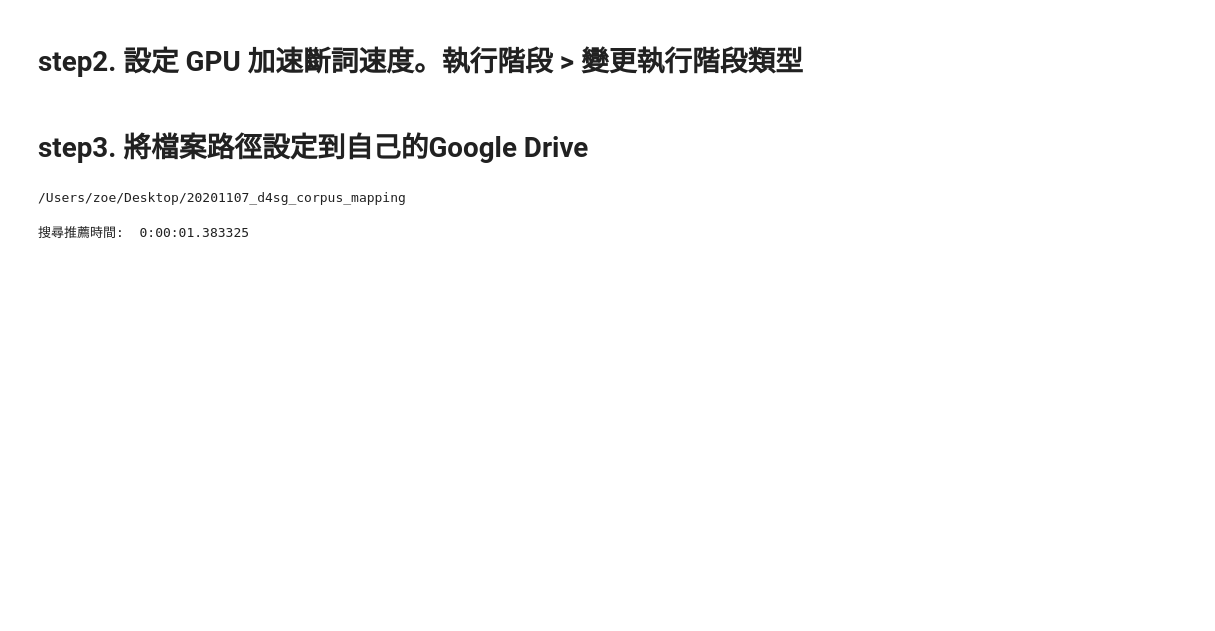
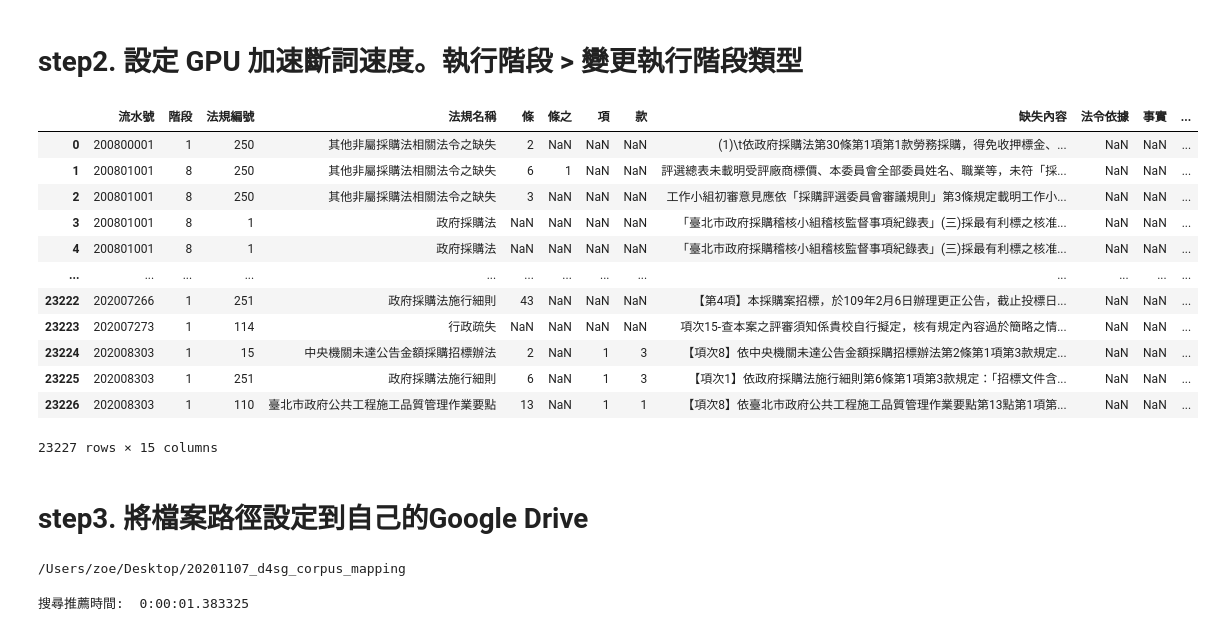
Before and after one commit to SiegfriedZhen/20201107_d4sg_corpus_mapping, a Jupyter notebook: TaipeiPWD_intg.ipynb, the cells around one changed output. Cells and saved outputs as stored; diff of their text form; code cells hidden in the pictures; blank space fills up the shorter version.

Commit message:
update dictionary and add split rule dict

```diff
--- a/TaipeiPWD_intg.ipynb
+++ b/TaipeiPWD_intg.ipynb
@@ -46,3 +41,20 @@ with open(root_path / 'dictionary/oth_word.txt', 'w', encoding='big5') as f:
      f.writelines([ x[0] for x in Counter(s).most_common()])
 # %% [markdown]
 # step2. 設定 GPU 加速斷詞速度。執行階段 > 變更執行階段類型
+# %%
+# word cut package data path and exec path
+root_path = Path('/Users/zoe/Documents/GitHub/20201107_d4sg_corpus_mapping')
+ckip_path = root_path / 'data/ckip_model/data'
+parsed_column = '缺失內容'
+# dictionary
+dict_path = root_path / 'dictionary'
+legal_name_file = dict_path / 'name_of_legal.txt'
+word_file = dict_path / 'oth_words.txt'
+punc_file = dict_path / 'punctuation.pkl'
+split_rule_kw_file = dict_path / 'split_rule_words.txt'
+# output file name
+output_path = root_path / 'output'
+step1_file = output_path / 'data_etl_step1.csv'
+step2_file = output_path / 'data_etl_step2_noPunc.csv'
+step3_file = output_path / 'data_etl_step3_noPuncDict.csv'
+w2v_model_file = output_path / 'w2v_var.pkl'
@@ -49 +63,17 @@ with open(root_path / 'dictionary/oth_word.txt', 'w', encoding='big5') as f:
+# %%
+split_rule(raw_df, legal_name_file, split_rule_kw_file)
+# %% [output]
+|  | 流水號 | 階段 | 法規編號 | 法規名稱 | 條 | 條之 | 項 | 款 | 缺失內容 | 法令依據 | 事實 | ... |
+| 0 | 200800001 | 1 | 250 | 其他非屬採購法相關法令之缺失 | 2 | NaN | NaN | NaN | (1)\t依政府採購法第30條第1項第1款勞務採購，得免收押標金、... | NaN | NaN | ... |
+| 1 | 200801001 | 8 | 250 | 其他非屬採購法相關法令之缺失 | 6 | 1 | NaN | NaN | 評選總表未載明受評廠商標價、本委員會全部委員姓名、職業等，未符「採... | NaN | NaN | ... |
+| 2 | 200801001 | 8 | 250 | 其他非屬採購法相關法令之缺失 | 3 | NaN | NaN | NaN | 工作小組初審意見應依「採購評選委員會審議規則」第3條規定載明工作小... | NaN | NaN | ... |
+| 3 | 200801001 | 8 | 1 | 政府採購法 | NaN | NaN | NaN | NaN | 「臺北市政府採購稽核小組稽核監督事項紀錄表」(三)採最有利標之核准... | NaN | NaN | ... |
+| 4 | 200801001 | 8 | 1 | 政府採購法 | NaN | NaN | NaN | NaN | 「臺北市政府採購稽核小組稽核監督事項紀錄表」(三)採最有利標之核准... | NaN | NaN | ... |
+| ... | ... | ... | ... | ... | ... | ... | ... | ... | ... | ... | ... | ... |
+| 23222 | 202007266 | 1 | 251 | 政府採購法施行細則 | 43 | NaN | NaN | NaN | 【第4項】本採購案招標，於109年2月6日辦理更正公告，截止投標日... | NaN | NaN | ... |
+| 23223 | 202007273 | 1 | 114 | 行政疏失 | NaN | NaN | NaN | NaN | 項次15-查本案之評審須知係貴校自行擬定，核有規定內容過於簡略之情... | NaN | NaN | ... |
+| 23224 | 202008303 | 1 | 15 | 中央機關未達公告金額採購招標辦法 | 2 | NaN | 1 | 3 | 【項次8】依中央機關未達公告金額採購招標辦法第2條第1項第3款規定... | NaN | NaN | ... |
+| 23225 | 202008303 | 1 | 251 | 政府採購法施行細則 | 6 | NaN | 1 | 3 | 【項次1】依政府採購法施行細則第6條第1項第3款規定：「招標文件含... | NaN | NaN | ... |
+| 23226 | 202008303 | 1 | 110 | 臺北市政府公共工程施工品質管理作業要點 | 13 | NaN | 1 | 1 | 【項次8】依臺北市政府公共工程施工品質管理作業要點第13點第1項第... | NaN | NaN | ... |
+23227 rows × 15 columns
 # %%
```
Also changed, not shown: parts of 11 cells of this notebook, 6 other files.
